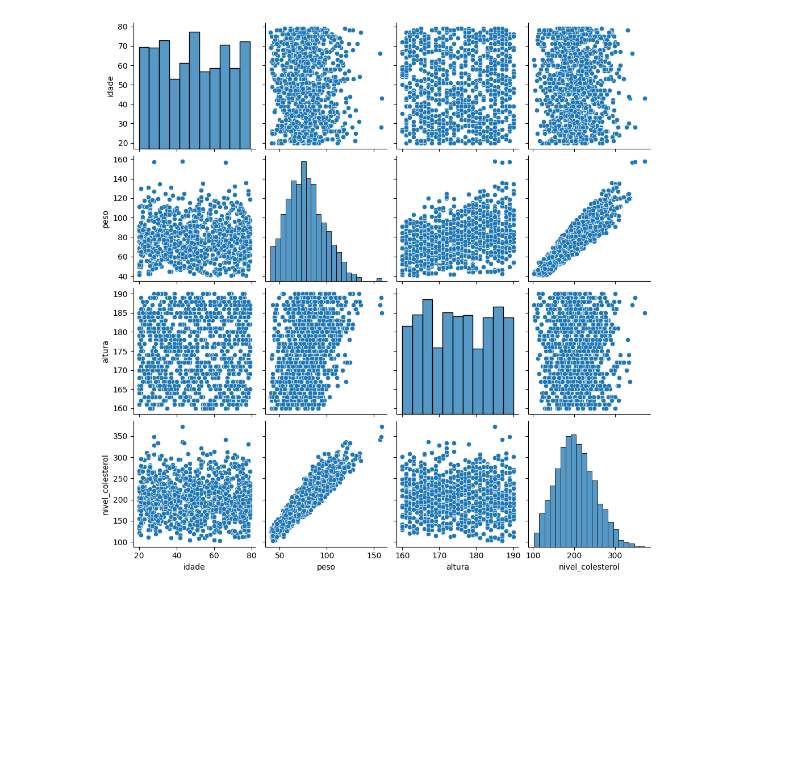
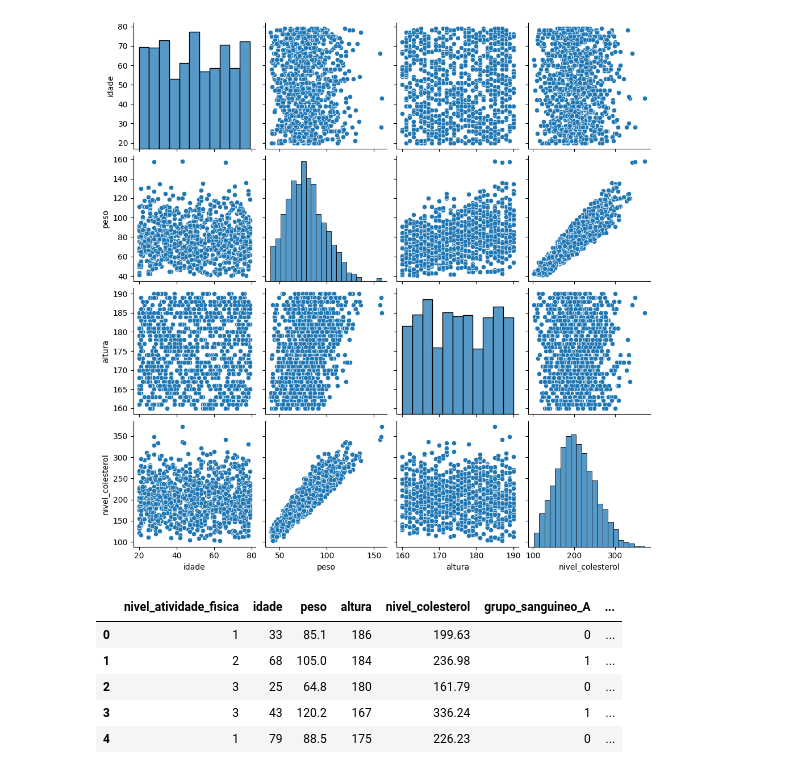
Before and after one commit to soaresmilton/rocketseat_regressao_linear_multipla, a Jupyter notebook: modelo_colesterol.ipynb, the cells around one changed output. Cells and saved outputs as stored; diff of their text form; code cells hidden in the pictures; blank space fills up the shorter version.

```diff
--- a/modelo_colesterol.ipynb
+++ b/modelo_colesterol.ipynb
@@ -211,0 +215,9 @@ sns.pairplot(df_colesteral_eda)
+# %%
+df_colesteral_eda.head()
+# %% [output]
+|  | nivel_atividade_fisica | idade | peso | altura | nivel_colesterol | grupo_sanguineo_A | ... |
+| 0 | 1 | 33 | 85.1 | 186 | 199.63 | 0 | ... |
+| 1 | 2 | 68 | 105.0 | 184 | 236.98 | 1 | ... |
+| 2 | 3 | 25 | 64.8 | 180 | 161.79 | 0 | ... |
+| 3 | 3 | 43 | 120.2 | 167 | 336.24 | 1 | ... |
+| 4 | 1 | 79 | 88.5 | 175 | 226.23 | 0 | ... |
```
Also changed, not shown: parts of 4 cells of this notebook.
